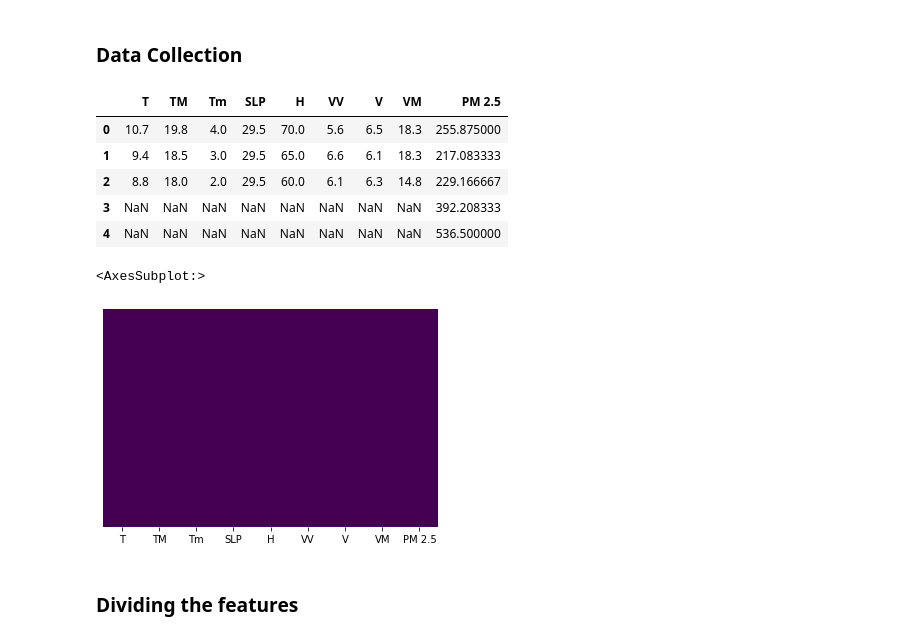
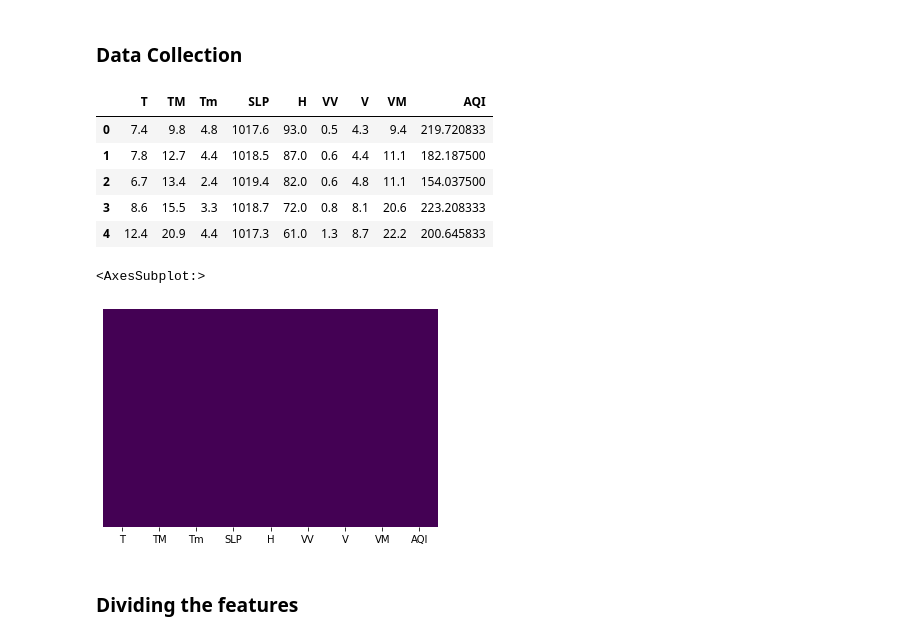
Before and after one commit to bibekgupta3333/AQI_COL, a Jupyter notebook: Air-Quality-Prediction/airprediction/Machine Learning Models/Regression_Random_Forest.ipynb, the cells around one changed output. Drawn from its saved outputs; the diff is of its cells as text; code cells hidden in the pictures.

```diff
--- a/Air-Quality-Prediction/airprediction/Machine Learning Models/Regression_Random_Forest.ipynb
+++ b/Air-Quality-Prediction/airprediction/Machine Learning Models/Regression_Random_Forest.ipynb
@@ -11,17 +11,17 @@ warnings.filterwarnings('ignore')
 # %% [markdown]
 ### Data Collection
 # %%
-data = pd.read_csv('/home/bibekg/Learning/AQI/Air-Quality-Prediction/airprediction/Data/Real-Data/Real_Combine.csv')
+data = pd.read_csv('/home/bibekg/Learning/AQI_COL/Air-Quality-Prediction/airprediction/Data/Real-Data/Real_Combine.csv')
 
 # Reading first 5 rows
 data.head()
 # %% [output]
-|  | T | TM | Tm | SLP | H | VV | V | VM | PM 2.5 |
-| 0 | 10.7 | 19.8 | 4.0 | 29.5 | 70.0 | 5.6 | 6.5 | 18.3 | 255.875000 |
-| 1 | 9.4 | 18.5 | 3.0 | 29.5 | 65.0 | 6.6 | 6.1 | 18.3 | 217.083333 |
-| 2 | 8.8 | 18.0 | 2.0 | 29.5 | 60.0 | 6.1 | 6.3 | 14.8 | 229.166667 |
-| 3 | NaN | NaN | NaN | NaN | NaN | NaN | NaN | NaN | 392.208333 |
-| 4 | NaN | NaN | NaN | NaN | NaN | NaN | NaN | NaN | 536.500000 |
+|  | T | TM | Tm | SLP | H | VV | V | VM | AQI |
+| 0 | 7.4 | 9.8 | 4.8 | 1017.6 | 93.0 | 0.5 | 4.3 | 9.4 | 219.720833 |
+| 1 | 7.8 | 12.7 | 4.4 | 1018.5 | 87.0 | 0.6 | 4.4 | 11.1 | 182.187500 |
+| 2 | 6.7 | 13.4 | 2.4 | 1019.4 | 82.0 | 0.6 | 4.8 | 11.1 | 154.037500 |
+| 3 | 8.6 | 15.5 | 3.3 | 1018.7 | 72.0 | 0.8 | 8.1 | 20.6 | 223.208333 |
+| 4 | 12.4 | 20.9 | 4.4 | 1017.3 | 61.0 | 1.3 | 8.7 | 22.2 | 200.645833 |
 # %%
 data.isnull().sum()
 
@@ -33,7 +33,7 @@ data = data.dropna()
 sns.heatmap(data.isnull(), yticklabels=False, cbar=False, cmap='viridis')
 # %% [output]
 <AxesSubplot:>
-[figure, old version]
+[figure, new version]
 # %% [markdown]
 ### Dividing the features
 # %%
```
Also changed, not shown: parts of 13 cells of this notebook, 5 other files.
